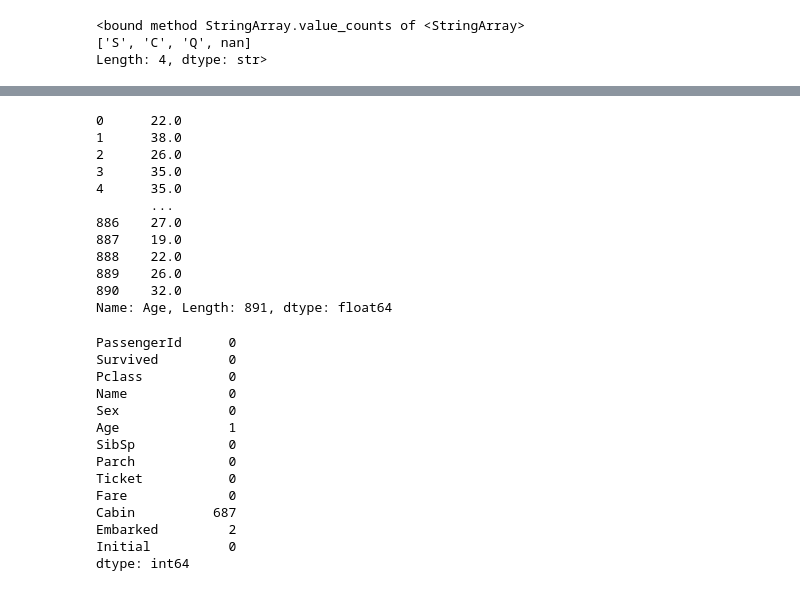
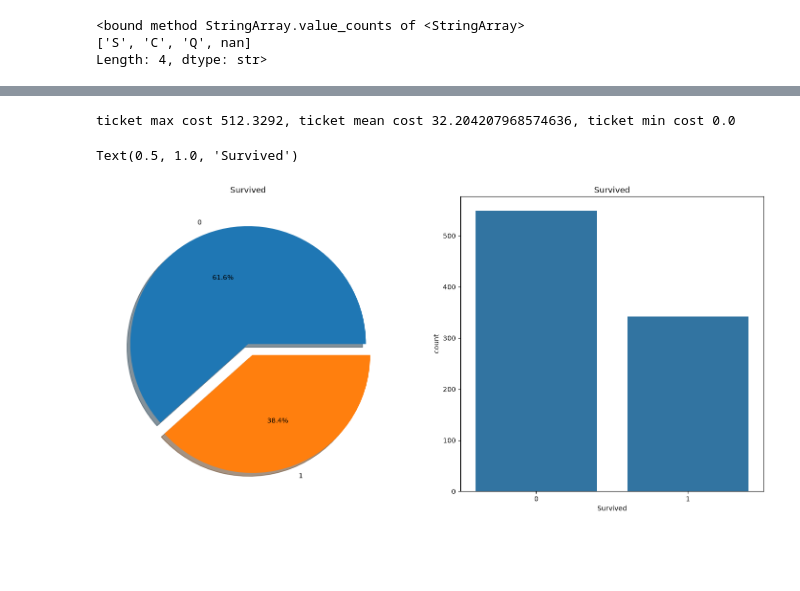
Before and after one commit to Z0mb-s/Titanic_kaggle, a Jupyter notebook: ML/testing_data.ipynb, the cells around one changed output, grey strips where cells are left out. Saved outputs shown, nothing was run; the diff lists cells and outputs as text; code cells hidden in the pictures; blank space fills up the shorter version.

Commit message:
Initial commit: Titanic ML and DL pipelines with documentation

```diff
--- a/ML/testing_data.ipynb
+++ b/ML/testing_data.ipynb
@@ -2,8 +2,10 @@
 import numpy as np
 import matplotlib.pyplot as plt
 import pandas as pd
+import seaborn as sns
 
-df=pd.read_csv('D:/projects_study/kaggle_titanic/data/train.csv')
+df=pd.read_csv('../data/train.csv')
+df_1=df.copy()
 # %%
 print(df.head())
 # %% [output]
@@ -66,7 +68 @@ print(df['Age'].min())
 0.42
-# %%
-df['Initial']=0
-for i in df:
-    df['Initial']=df.Name.str.extract('([A-Za-z]+)\.')
-
-pd.crosstab(df.Initial,df.Sex).T.style.background_gradient(cmap='summer_r')
@@ -78,3 +69,5 @@ pd.crosstab(df.Initial,df.Sex).T.style.background_gradient(cmap='summer_r')
 # %%
-df['Initial'].replace(['Mlle','Mme','Ms','Dr','Major','Lady','Countess','Jonkheer','Col','Rev','Capt','Sir','Don'],['Miss','Miss','Miss','Mr','Mr','Mrs','Mrs','Other','Other','Other','Mr','Mr','Mr'],inplace=True)
+df['Age']=df['Age'].fillna(df['Age'].mean())
+print(df.isnull().sum())
+#fill age mean
 # %% [output]
@@ -122,38 +87,16 @@ Name: Age, dtype: float64
-# %%
-df.loc[(df.Age.isnull())&(df.Initial=='Mr'), 'Age']=33
-df.loc[(df.Age.isnull())&(df.Initial=='Mrs'), 'Age']=36
-df.loc[(df.Age.isnull())&(df.Initial=='Miss'), 'Age']=22
-df.loc[(df.Age.isnull())&(df.Initial=='Master'), 'Age']=5
-df.loc[(df.Age.isnull())&(df.Initial=='Other'), 'Age']=46
-# %%
-df.Age.fillna(df['Age'].mean())
-# %% [output]
-0      22.0
-1      38.0
-2      26.0
-3      35.0
-4      35.0
-       ...
-886    27.0
-887    19.0
-888    22.0
-889    26.0
-890    32.0
-Name: Age, Length: 891, dtype: float64
-# %%
-df.isnull().sum()
-# %% [output]
-PassengerId      0
-Survived         0
-Pclass           0
-Name             0
-Sex              0
-Age              1
-SibSp            0
-Parch            0
-Ticket           0
-Fare             0
-Cabin          687
-Embarked         2
-Initial          0
-dtype: int64
+# %%
+#cost of ticket
+print(f'ticket max cost {df['Fare'].max()}, ticket mean cost {df['Fare'].mean()}, ticket min cost {df['Fare'].min()}')
+# %% [output]
+ticket max cost 512.3292, ticket mean cost 32.204207968574636, ticket min cost 0.0
+# %%
+#see how many peoples survived
+f,ax=plt.subplots(1,2,figsize=(18,8))
+df['Survived'].value_counts().plot.pie(explode=[0,0.1],autopct='%1.1f%%',ax=ax[0],shadow=True)
+ax[0].set_title('Survived')
+ax[0].set_ylabel('')
+sns.countplot(x='Survived',data=df,ax=ax[1])
+ax[1].set_title('Survived')
+# %% [output]
+Text(0.5, 1.0, 'Survived')
+[figure, added]
```
Also changed, not shown: parts of 10 cells of this notebook, 12 other files.
